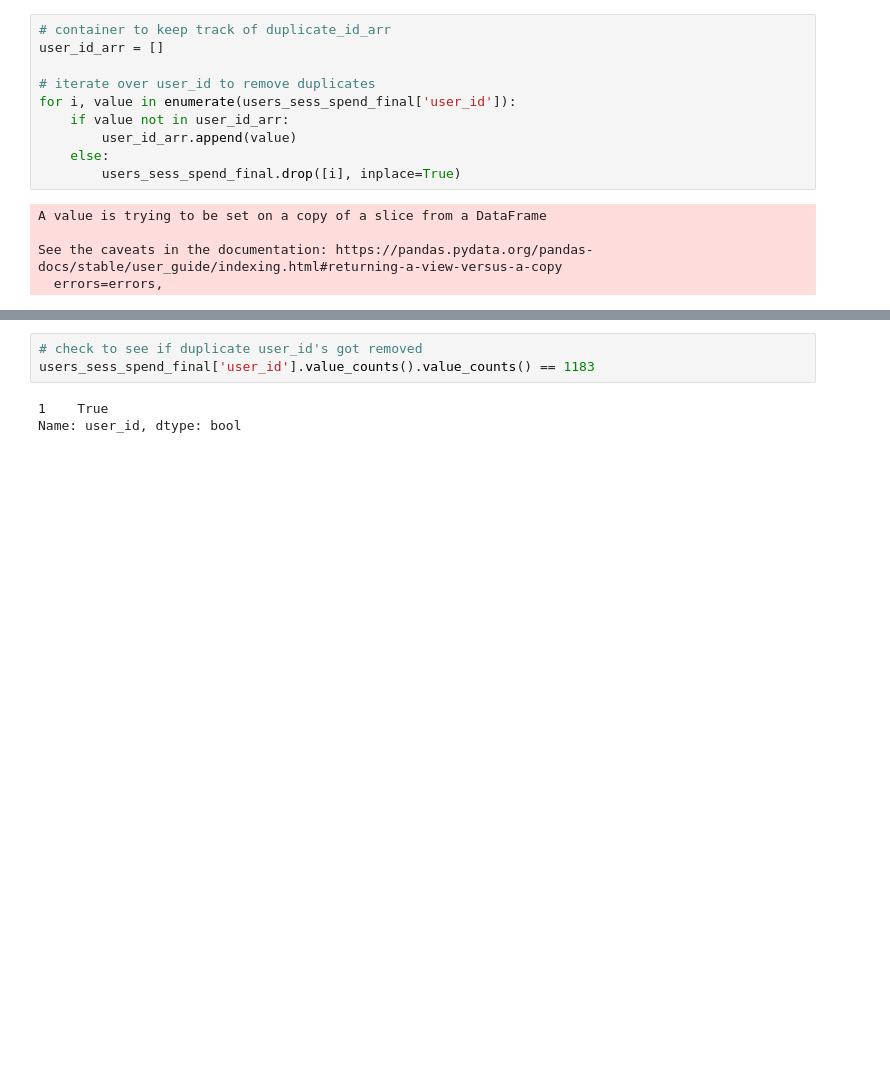
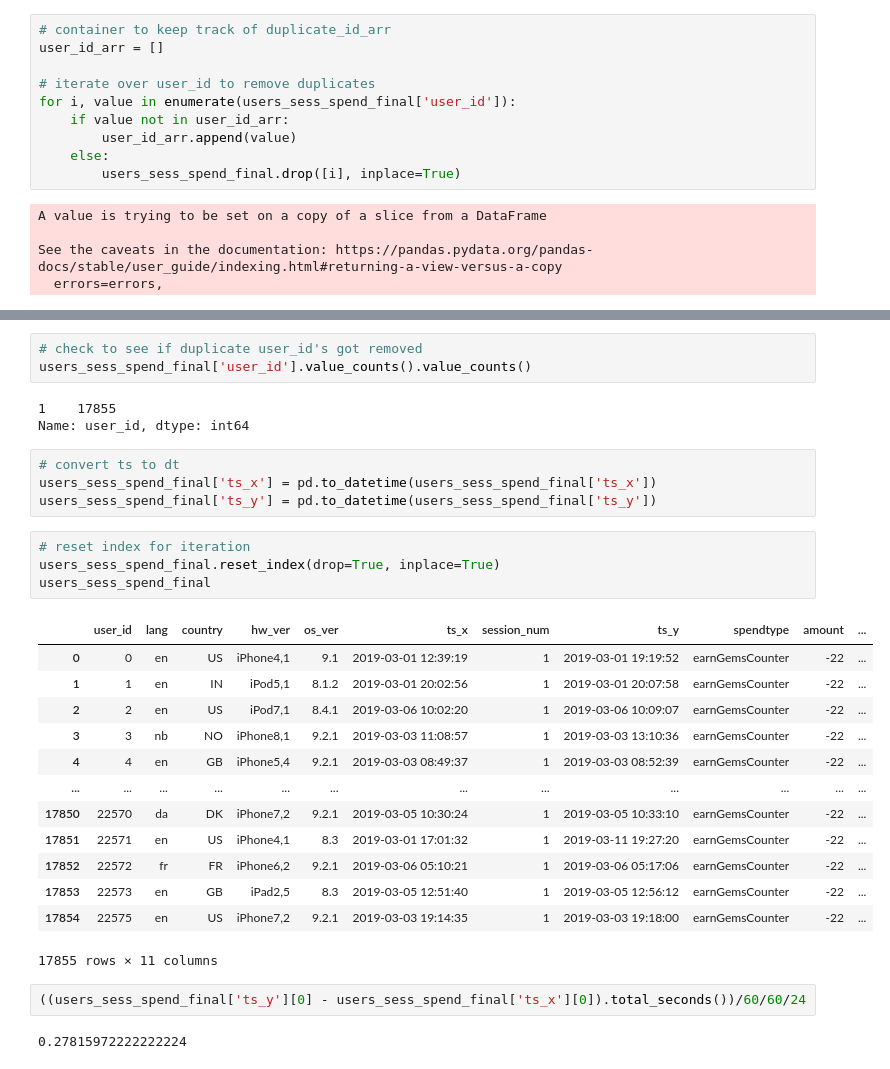
Before and after one commit to ericyeonpark/pg_data_exploratory_analysis, a Jupyter notebook: data_exploration_Eric_Park.ipynb, the cells around one changed output, grey strips where cells are left out. Cells and saved outputs as stored; diff of their text form; blank space fills up the shorter version.

```diff
--- a/data_exploration_Eric_Park.ipynb
+++ b/data_exploration_Eric_Park.ipynb
@@ -769,6 +768,32 @@ users_sess_spend_final
 # %%
 # check to see if duplicate user_id's got removed
-users_sess_spend_final['user_id'].value_counts().value_counts() == 1183
+users_sess_spend_final['user_id'].value_counts().value_counts()
 # %% [output]
-1    True
-Name: user_id, dtype: bool
+1    17855
+Name: user_id, dtype: int64
+# %%
+# convert ts to dt
+users_sess_spend_final['ts_x'] = pd.to_datetime(users_sess_spend_final['ts_x'])
+users_sess_spend_final['ts_y'] = pd.to_datetime(users_sess_spend_final['ts_y'])
+# %%
+# reset index for iteration
+users_sess_spend_final.reset_index(drop=True, inplace=True)
+users_sess_spend_final
+# %% [output]
+|  | user_id | lang | country | hw_ver | os_ver | ts_x | session_num | ts_y | spendtype | amount | ... |
+| 0 | 0 | en | US | iPhone4,1 | 9.1 | 2019-03-01 12:39:19 | 1 | 2019-03-01 19:19:52 | earnGemsCounter | -22 | ... |
+| 1 | 1 | en | IN | iPod5,1 | 8.1.2 | 2019-03-01 20:02:56 | 1 | 2019-03-01 20:07:58 | earnGemsCounter | -22 | ... |
+| 2 | 2 | en | US | iPod7,1 | 8.4.1 | 2019-03-06 10:02:20 | 1 | 2019-03-06 10:09:07 | earnGemsCounter | -22 | ... |
+| 3 | 3 | nb | NO | iPhone8,1 | 9.2.1 | 2019-03-03 11:08:57 | 1 | 2019-03-03 13:10:36 | earnGemsCounter | -22 | ... |
+| 4 | 4 | en | GB | iPhone5,4 | 9.2.1 | 2019-03-03 08:49:37 | 1 | 2019-03-03 08:52:39 | earnGemsCounter | -22 | ... |
+| ... | ... | ... | ... | ... | ... | ... | ... | ... | ... | ... | ... |
+| 17850 | 22570 | da | DK | iPhone7,2 | 9.2.1 | 2019-03-05 10:30:24 | 1 | 2019-03-05 10:33:10 | earnGemsCounter | -22 | ... |
+| 17851 | 22571 | en | US | iPhone4,1 | 8.3 | 2019-03-01 17:01:32 | 1 | 2019-03-11 19:27:20 | earnGemsCounter | -22 | ... |
+| 17852 | 22572 | fr | FR | iPhone6,2 | 9.2.1 | 2019-03-06 05:10:21 | 1 | 2019-03-06 05:17:06 | earnGemsCounter | -22 | ... |
+| 17853 | 22573 | en | GB | iPad2,5 | 8.3 | 2019-03-05 12:51:40 | 1 | 2019-03-05 12:56:12 | earnGemsCounter | -22 | ... |
+| 17854 | 22575 | en | US | iPhone7,2 | 9.2.1 | 2019-03-03 19:14:35 | 1 | 2019-03-03 19:18:00 | earnGemsCounter | -22 | ... |
+17855 rows × 11 columns
+# %%
+((users_sess_spend_final['ts_y'][0] - users_sess_spend_final['ts_x'][0]).total_seconds())/60/60/24
+# %% [output]
+0.27815972222222224
```
Also changed, not shown: parts of 11 cells of this notebook.
